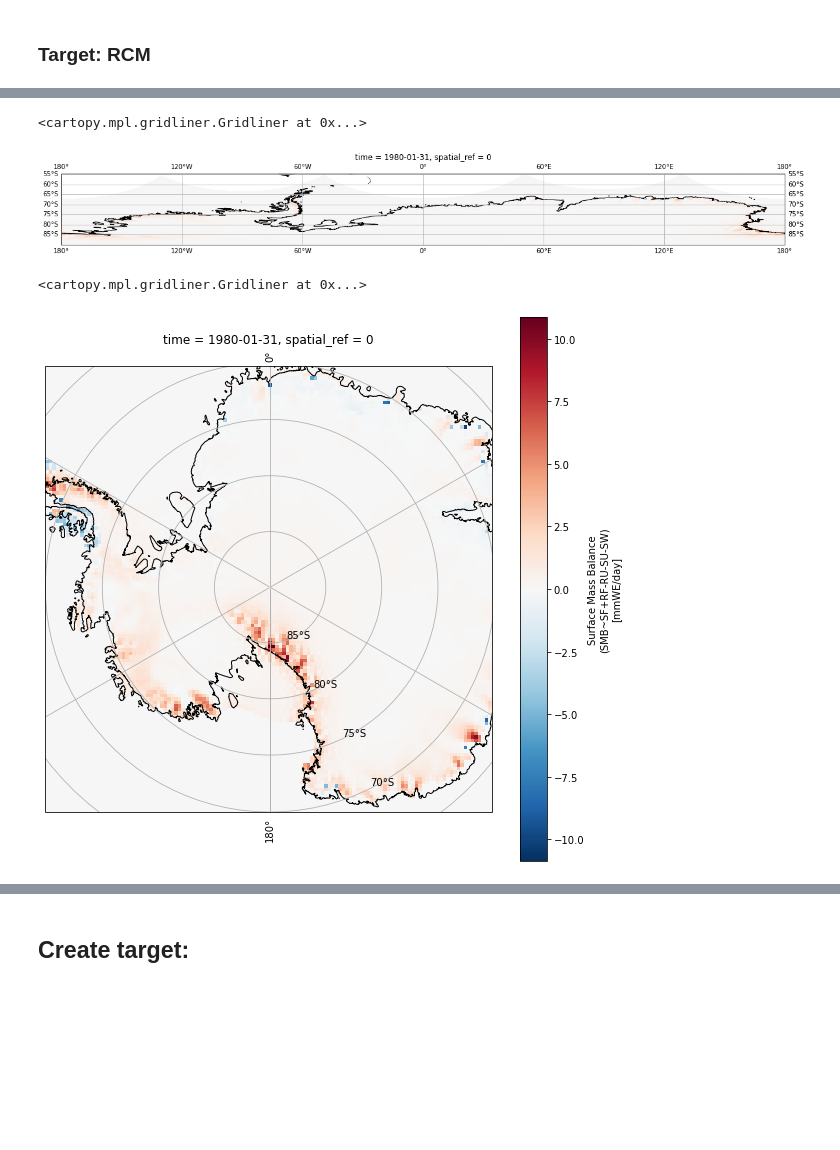
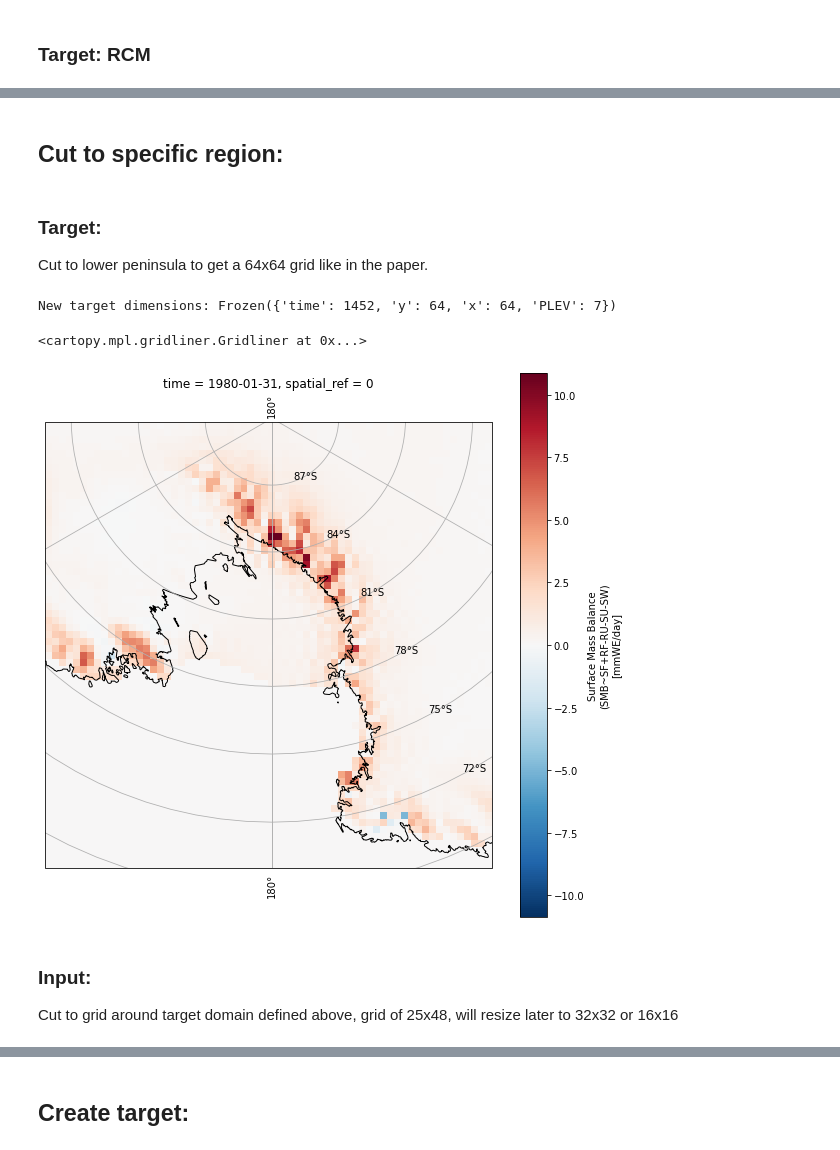
Before and after one commit to marvande/Antarctica-RCM-Emulator, a Jupyter notebook: scr/notebooks/ML_Flow/2-ML_flow.ipynb, the cells around one changed output, grey strips where cells are left out. Cells and saved outputs as stored; diff of their text form; code cells hidden in the pictures; blank space fills up the shorter version.

```diff
--- a/scr/notebooks/ML_Flow/2-ML_flow.ipynb
+++ b/scr/notebooks/ML_Flow/2-ML_flow.ipynb
@@ -233,23 +277,35 @@ ax.gridlines(draw_labels=True)
-# %%
-fig = plt.figure(figsize=(20, 20))
-ax = plt.subplot(1 , 1, 1, projection=ccrs.PlateCarree())
-target_dataset.SMB.isel(time = 0).plot(x='x', ax = ax,
-                transform=ccrs.SouthPolarStereo(), add_colorbar=False)
-
-
-ax.coastlines('10m', color='black')
-ax.gridlines(draw_labels=True)
-# %% [output]
-<cartopy.mpl.gridliner.Gridliner at 0x...>
-[figure, removed]
-# %%
-fig = plt.figure(figsize=(10, 10))
-ax = plt.subplot(1 , 1, 1, projection=ccrs.SouthPolarStereo())
-resized.SMB.isel(time = 0).plot(x='x', ax = ax,
-                transform=ccrs.SouthPolarStereo(), add_colorbar=True)
-
-ax.coastlines('10m', color='black')
-ax.gridlines(draw_labels=True)
-# %% [output]
-<cartopy.mpl.gridliner.Gridliner at 0x...>
-[figure, removed]
+# %% [markdown]
+## Cut to specific region:
+# %% [markdown]
+### Target:
+Cut to lower peninsula to get a 64x64 grid like in the paper.
+# %%
+def createLowerTarget(target_dataset, Nx=64, Ny = 64, print_=True):
+    max_x = (Nx / 2) * 35 * 1000
+    max_y = Ny * 35 * 1000
+
+    lowerTarget = cutBoundaries(target_dataset, max_x, max_y, lowerHalf=True)
+
+    if print_:
+        print("New target dimensions:", lowerTarget.dims)
+
+    return lowerTarget
+# %%
+lowerTarget = createLowerTarget(target_dataset, Nx=64, Ny =64)
+
+# plot
+fig = plt.figure(figsize=(10, 10))
+ax = plt.subplot(1, 1, 1, projection=ccrs.SouthPolarStereo())
+lowerTarget.SMB.isel(time=0).plot(
+    x="x", ax=ax, transform=ccrs.SouthPolarStereo(), add_colorbar=True
+)
+
+ax.coastlines("10m", color="black")
+ax.gridlines(draw_labels=True)
+# %% [output]
+New target dimensions: Frozen({'time': 1452, 'y': 64, 'x': 64, 'PLEV': 7})
+<cartopy.mpl.gridliner.Gridliner at 0x...>
+[figure, added]
+# %% [markdown]
+### Input:
+Cut to grid around target domain defined above, grid of 25x48, will resize later to 32x32 or 16x16
```
Also changed, not shown: parts of 49 cells of this notebook, 4 other files.
